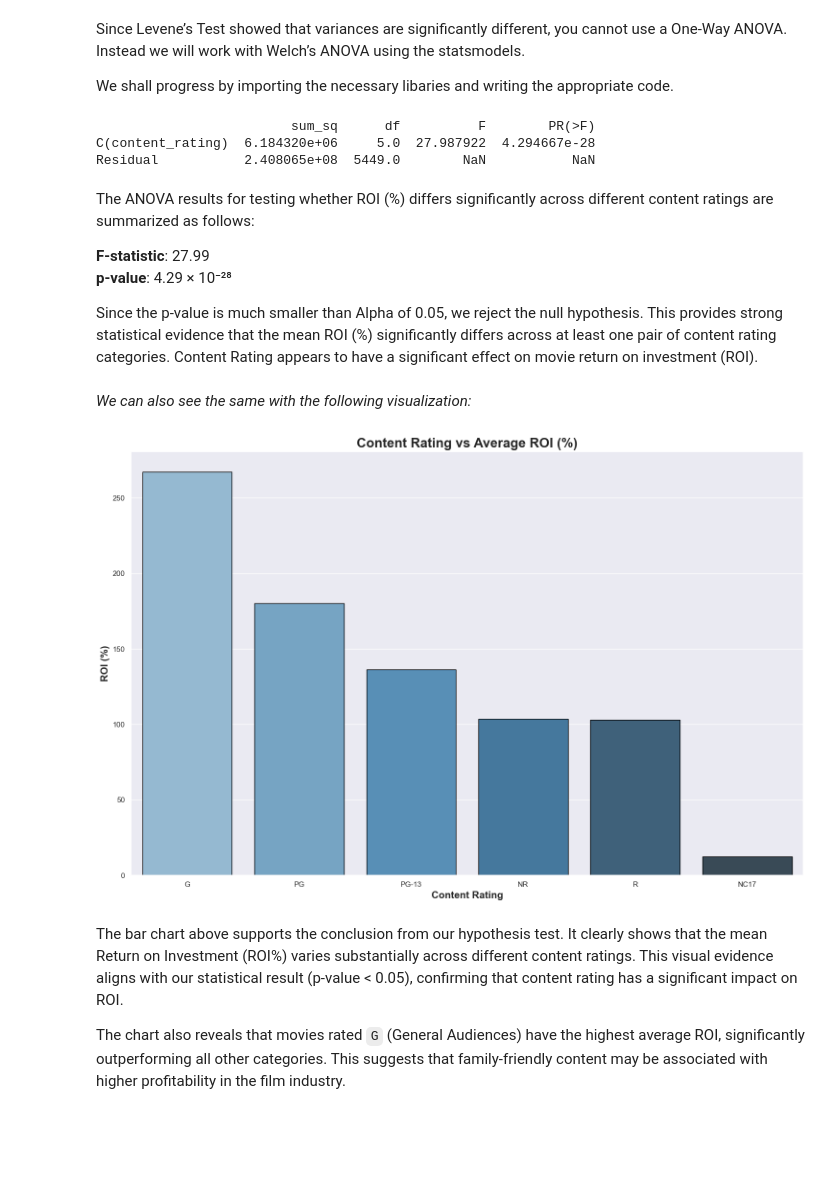
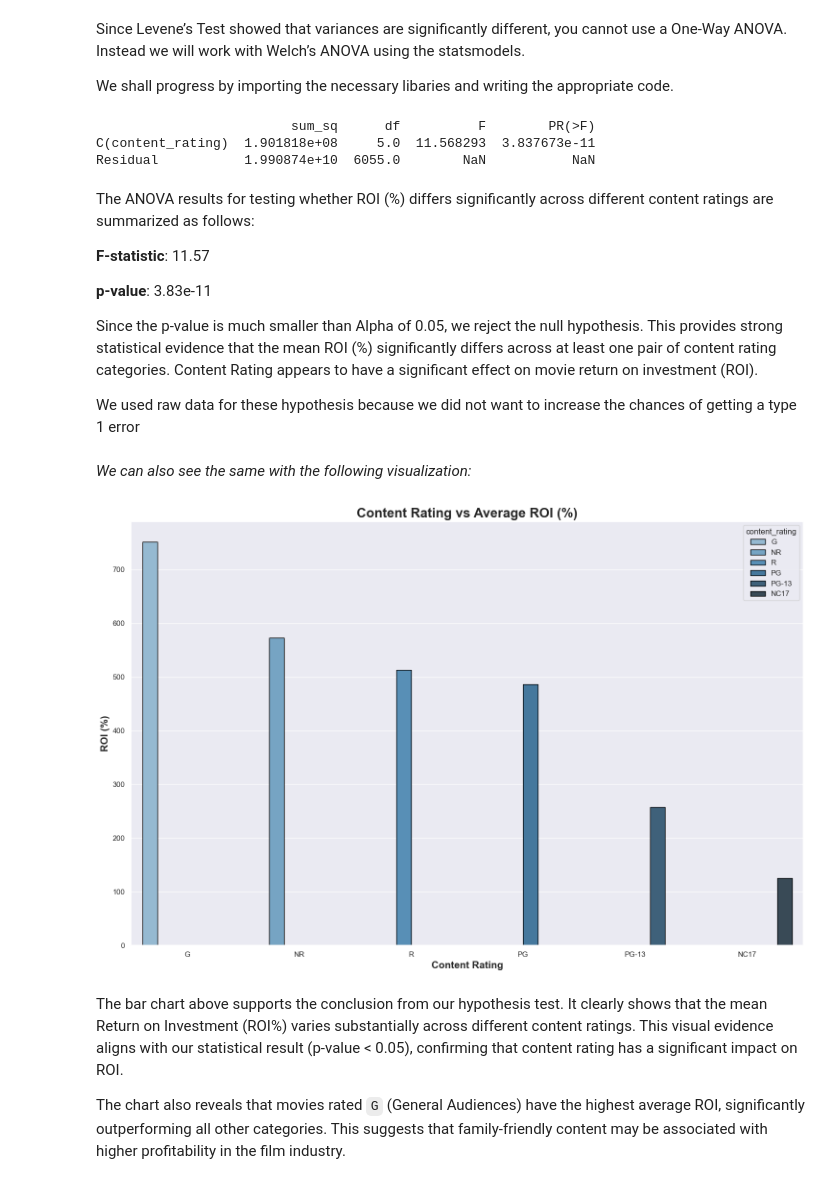
Before and after one commit to Tdoggie/phase-2-project, a Jupyter notebook: index.ipynb, the cells around one changed output. Cells and saved outputs as stored; diff of their text form; code cells hidden in the pictures; blank space fills up the shorter version.

Commit message:
removed outliers section and corrected hypothesis testing part

```diff
--- a/index.ipynb
+++ b/index.ipynb
@@ -1283,7 +1196,7 @@ import statsmodels.api as sm
 import statsmodels.formula.api as smf
 # %%
 # Welch's ANOVA using Ordinary Least Squares (OLS) and robust covariance
-model = smf.ols('Q("ROI (%)") ~ C(content_rating)', data=cleaned_df2).fit()
+model = smf.ols('Q("ROI (%)") ~ C(content_rating)', data=rel_joined_df).fit()
 
 # Perform Welch ANOVA (type=2 for unbalanced design, robust for unequal variances)
 anova_table = sm.stats.anova_lm(model, typ=2, robust='hc3')
@@ -1292,42 +1205,45 @@ anova_table = sm.stats.anova_lm(model, typ=2, robust='hc3')
 print(anova_table)
 # %% [output]
                          sum_sq      df          F        PR(>F)
-C(content_rating)  6.184320e+06     5.0  27.987922  4.294667e-28
-Residual           2.408065e+08  5449.0        NaN           NaN
+C(content_rating)  1.901818e+08     5.0  11.568293  3.837673e-11
+Residual           1.990874e+10  6055.0        NaN           NaN
 # %% [markdown]
 The ANOVA results for testing whether ROI (%) differs significantly across different content ratings are summarized as follows:
 
-**F-statistic**: 27.99
-**p-value**: 4.29 × 10⁻²⁸
+**F-statistic**: 11.57
+
+**p-value**: 3.83e-11
 
 Since the p-value is much smaller than Alpha of 0.05, we reject the null hypothesis. This provides strong statistical evidence that the mean ROI (%) significantly differs across at least one pair of content rating categories. Content Rating appears to have a significant effect on movie return on investment (ROI).
+
+We used raw data for these hypothesis because we did not want to increase the chances of getting a type 1 error
 # %% [markdown]
 *We can also see the same with the following visualization:*
 # %%
 # Create the plot
 plt.figure(figsize=(15, 10))
 ax = sns.barplot(
     x="content_rating",
     y="ROI (%)",
-    data=grouped_cleaned_df,
+    data=grouped_df,
     edgecolor="black",
     palette='Blues_d',
     hue='content_rating'
 )
 
 # Customize axes and title
 ax.set_xlabel("Content Rating", fontsize=15, fontweight="bold")
 ax.set_ylabel("ROI (%)", fontsize=15, fontweight="bold")
 ax.set_title("Content Rating vs Average ROI (%)", fontsize=20, fontweight="bold")
 
 # Keep x-axis labels horizontal
 plt.xticks(rotation=0)
 
 # Show the plot
 plt.tight_layout()
 plt.show()
 # %% [output]
-[figure, old version]
+[figure, new version]
 # %% [markdown]
 The bar chart above supports the conclusion from our hypothesis test. It clearly shows that the mean Return on Investment (ROI%) varies substantially across different content ratings. This visual evidence aligns with our statistical result (p-value < 0.05), confirming that content rating has a significant impact on ROI.
 
```
Also changed, not shown: parts of 15 cells of this notebook.
